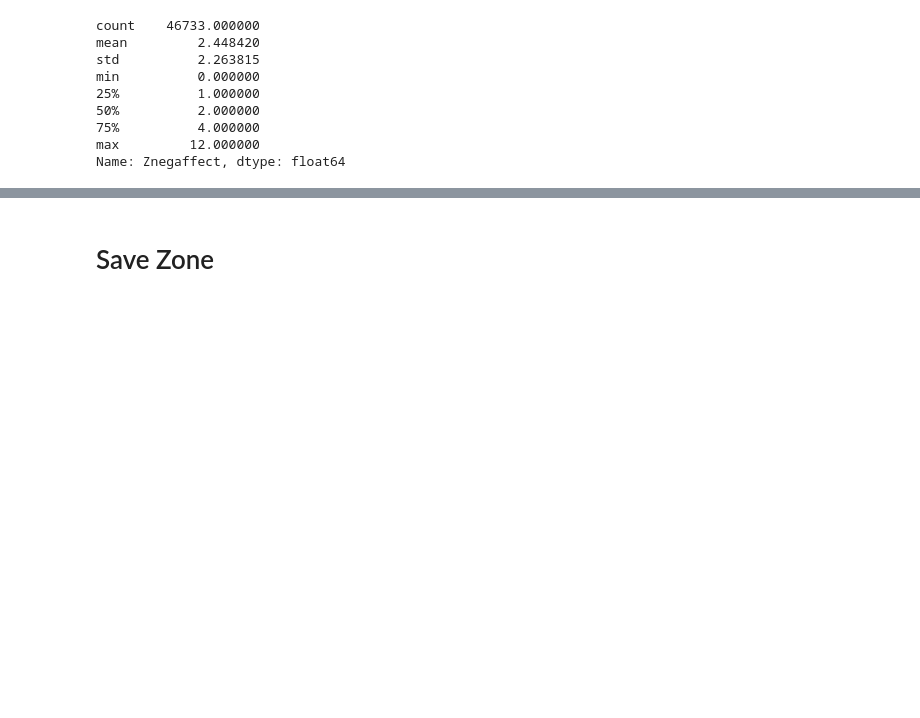
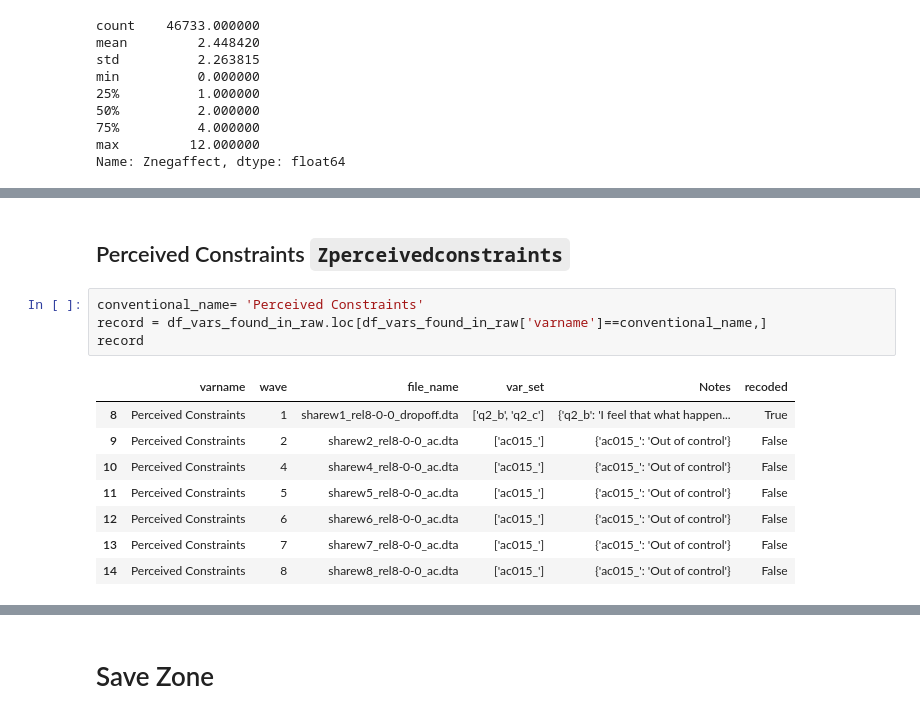
Before and after one commit to vallerrr/Mortality_prediction_cross_countries, a Jupyter notebook: data_preprocess_src/SHARE_Recode.ipynb, the cells around one changed output, grey strips where cells are left out. Saved outputs shown, nothing was run; the diff lists cells and outputs as text; blank space fills up the shorter version.

Commit message:
commit before version control

```diff
--- a/data_preprocess_src/SHARE_Recode.ipynb
+++ b/data_preprocess_src/SHARE_Recode.ipynb
@@ -2183,0 +2448,15 @@ Name: Znegaffect, dtype: float64
+# %% [markdown]
+## Perceived Constraints  `Zperceivedconstraints`
+# %%
+conventional_name= 'Perceived Constraints'
+record = df_vars_found_in_raw.loc[df_vars_found_in_raw['varname']==conventional_name,]
+record
+# %% [output]
+|  | varname | wave | file_name | var_set | Notes | recoded |
+| 8 | Perceived Constraints | 1 | sharew1_rel8-0-0_dropoff.dta | ['q2_b', 'q2_c'] | {'q2_b': 'I feel that what happen... | True |
+| 9 | Perceived Constraints | 2 | sharew2_rel8-0-0_ac.dta | ['ac015_'] | {'ac015_': 'Out of control'} | False |
+| 10 | Perceived Constraints | 4 | sharew4_rel8-0-0_ac.dta | ['ac015_'] | {'ac015_': 'Out of control'} | False |
+| 11 | Perceived Constraints | 5 | sharew5_rel8-0-0_ac.dta | ['ac015_'] | {'ac015_': 'Out of control'} | False |
+| 12 | Perceived Constraints | 6 | sharew6_rel8-0-0_ac.dta | ['ac015_'] | {'ac015_': 'Out of control'} | False |
+| 13 | Perceived Constraints | 7 | sharew7_rel8-0-0_ac.dta | ['ac015_'] | {'ac015_': 'Out of control'} | False |
+| 14 | Perceived Constraints | 8 | sharew8_rel8-0-0_ac.dta | ['ac015_'] | {'ac015_': 'Out of control'} | False |
```
Also changed, not shown: parts of 102 cells of this notebook, 4 other files.
